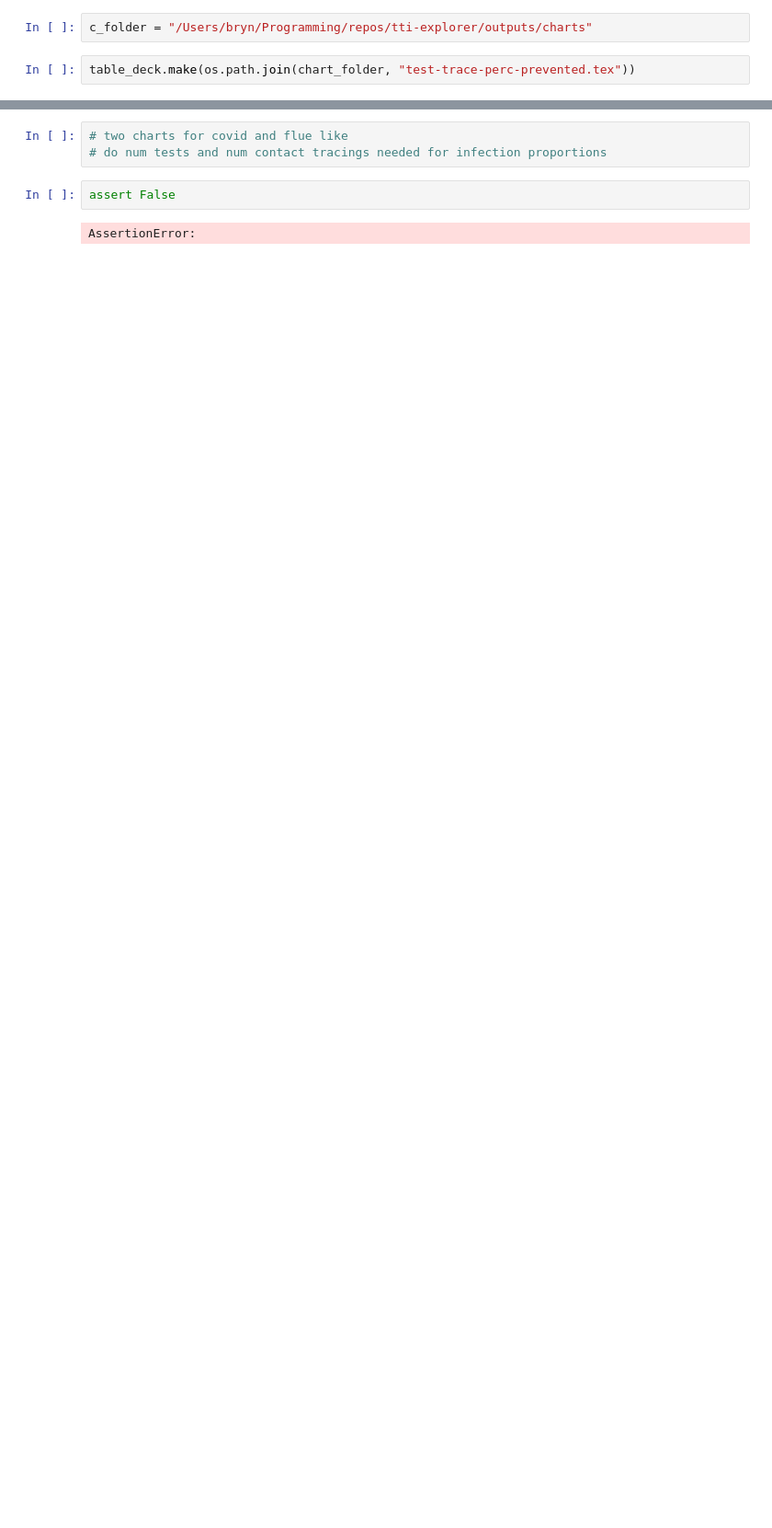
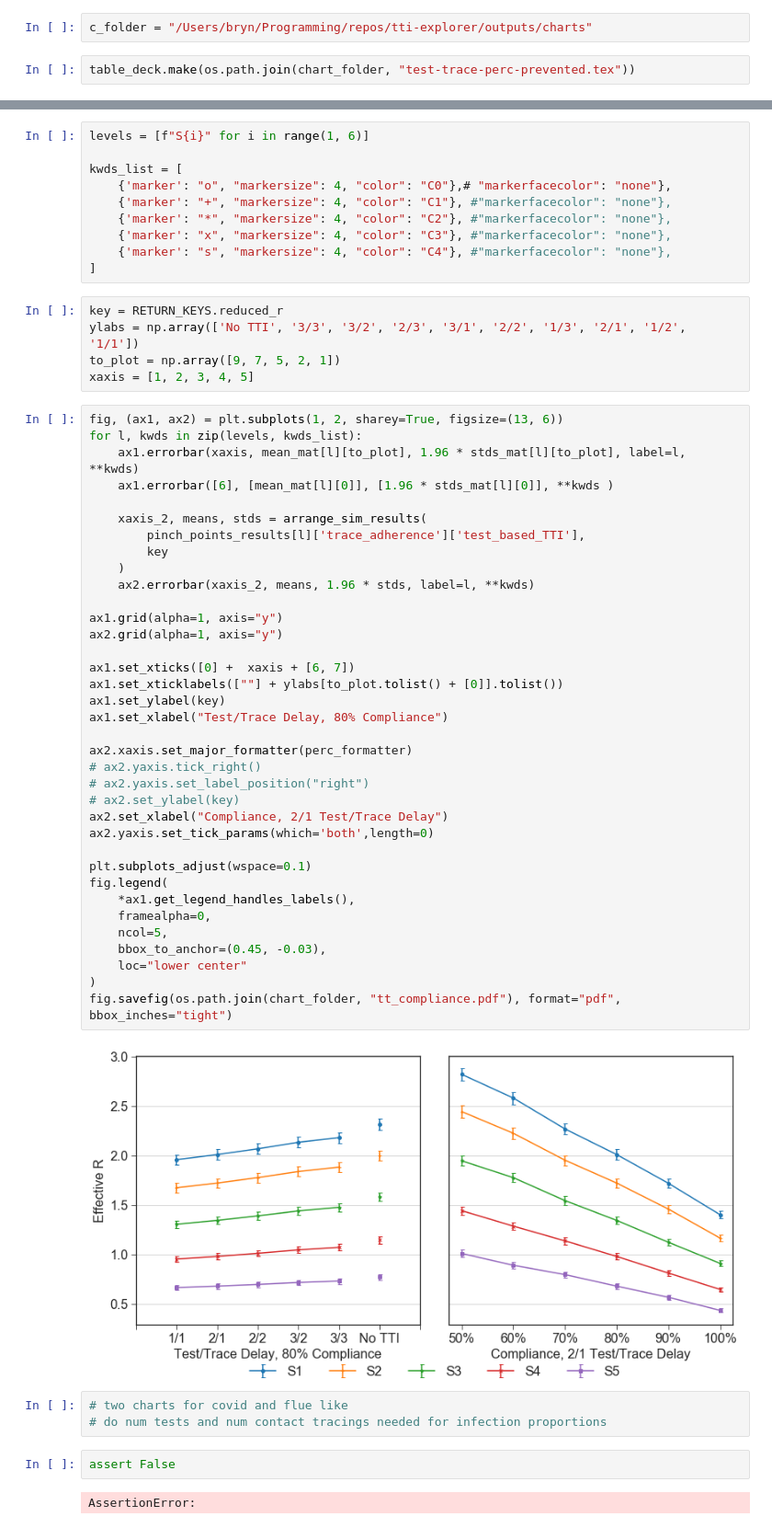
Before and after one commit to rs-delve/tti-explorer, a Jupyter notebook: notebooks/plots-bryn.ipynb, the cells around one changed output, grey strips where cells are left out. Shown at 92% size. Saved outputs shown, nothing was run; the diff lists cells and outputs as text; blank space fills up the shorter version.

```diff
--- a/notebooks/plots-bryn.ipynb
+++ b/notebooks/plots-bryn.ipynb
@@ -335,3 +387,56 @@ table_deck.make(os.path.join(chart_folder, "test-trace-perc-prevented.tex"))
+# %%
+levels = [f"S{i}" for i in range(1, 6)]
+
+kwds_list = [
+    {'marker': "o", "markersize": 4, "color": "C0"},# "markerfacecolor": "none"},
+    {'marker': "+", "markersize": 4, "color": "C1"}, #"markerfacecolor": "none"},
+    {'marker': "*", "markersize": 4, "color": "C2"}, #"markerfacecolor": "none"},
+    {'marker': "x", "markersize": 4, "color": "C3"}, #"markerfacecolor": "none"},
+    {'marker': "s", "markersize": 4, "color": "C4"}, #"markerfacecolor": "none"},
+]
+# %%
+key = RETURN_KEYS.reduced_r
+ylabs = np.array(['No TTI', '3/3', '3/2', '2/3', '3/1', '2/2', '1/3', '2/1', '1/2', '1/1'])
+to_plot = np.array([9, 7, 5, 2, 1])
+xaxis = [1, 2, 3, 4, 5]
+# %%
+fig, (ax1, ax2) = plt.subplots(1, 2, sharey=True, figsize=(13, 6))
+for l, kwds in zip(levels, kwds_list):
+    ax1.errorbar(xaxis, mean_mat[l][to_plot], 1.96 * stds_mat[l][to_plot], label=l, **kwds)
+    ax1.errorbar([6], [mean_mat[l][0]], [1.96 * stds_mat[l][0]], **kwds )
+
+    xaxis_2, means, stds = arrange_sim_results(
+        pinch_points_results[l]['trace_adherence']['test_based_TTI'],
+        key
+    )
+    ax2.errorbar(xaxis_2, means, 1.96 * stds, label=l, **kwds)
+
+ax1.grid(alpha=1, axis="y")
+ax2.grid(alpha=1, axis="y")
+
+ax1.set_xticks([0] +  xaxis + [6, 7])
+ax1.set_xticklabels([""] + ylabs[to_plot.tolist() + [0]].tolist())
+ax1.set_ylabel(key)
+ax1.set_xlabel("Test/Trace Delay, 80% Compliance")
+
+ax2.xaxis.set_major_formatter(perc_formatter)
+# ax2.yaxis.tick_right()
+# ax2.yaxis.set_label_position("right")
+# ax2.set_ylabel(key)
+ax2.set_xlabel("Compliance, 2/1 Test/Trace Delay")
+ax2.yaxis.set_tick_params(which='both',length=0)
+
+plt.subplots_adjust(wspace=0.1)
+fig.legend(
+    *ax1.get_legend_handles_labels(),
+    framealpha=0,
+    ncol=5,
+    bbox_to_anchor=(0.45, -0.03),
+    loc="lower center"
+)
+fig.savefig(os.path.join(chart_folder, "tt_compliance.pdf"), format="pdf", bbox_inches="tight")
+# %% [output]
+[figure, added]
 # %%
 # two charts for covid and flue like
 # do num tests and num contact tracings needed for infection proportions
```
Also changed, not shown: parts of 28 cells of this notebook.
